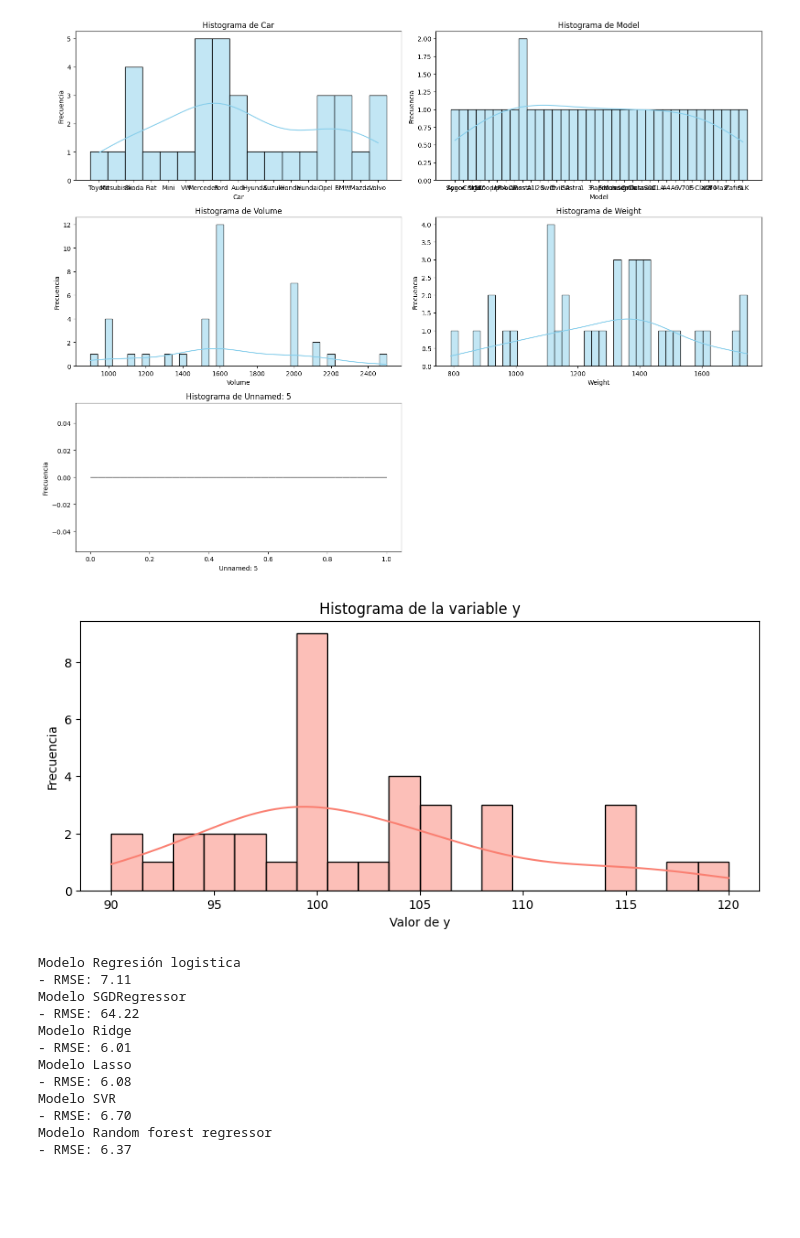
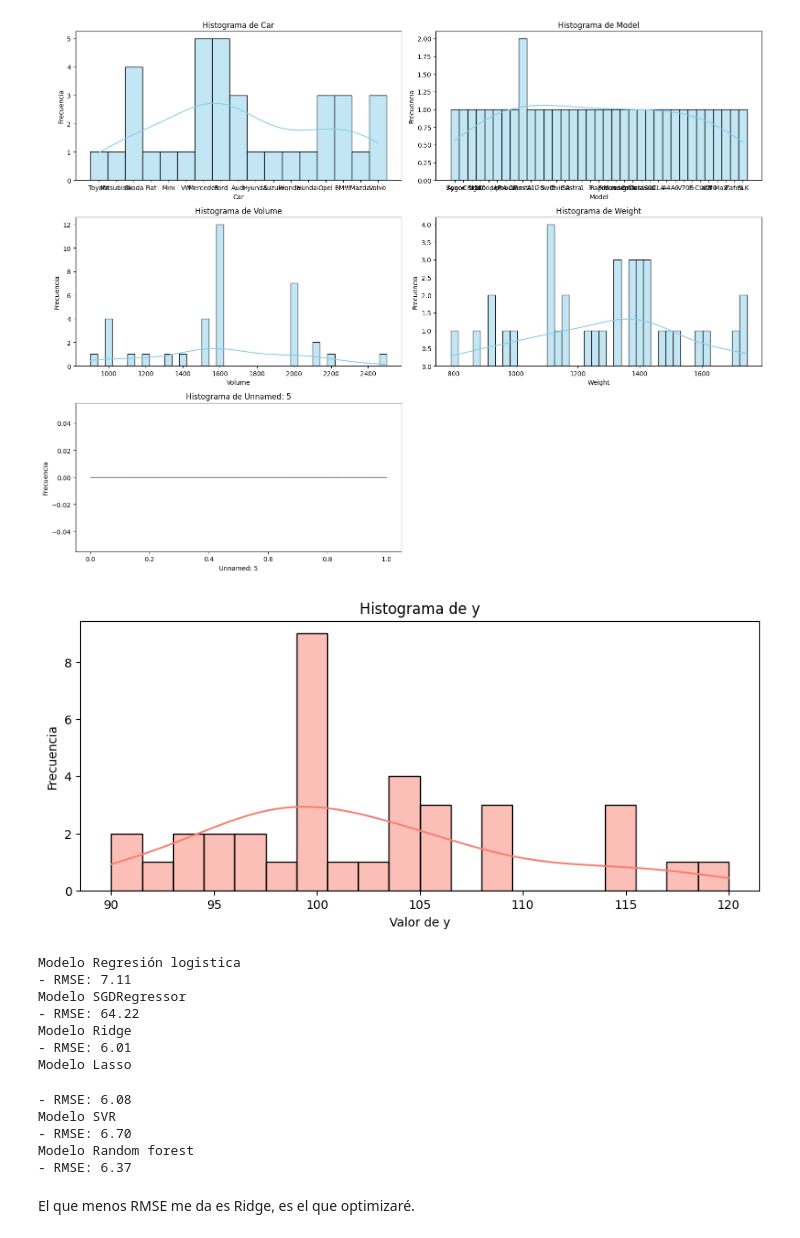
Before and after one commit to iruneguinea9/SAPA, a Jupyter notebook: 2_11/2_11Ejercicios.ipynb, the cells around one changed output. Drawn from its saved outputs; the diff is of its cells as text; code cells hidden in the pictures; blank space fills up the shorter version.

```diff
--- a/2_11/2_11Ejercicios.ipynb
+++ b/2_11/2_11Ejercicios.ipynb
@@ -665,16 +642,14 @@ plt.show()
 # %%
 plt.figure(figsize=(10, 4))
 sns.histplot(y, bins=20, kde=True, color="salmon")
 
-# Etiquetas
-plt.title('Histograma de la variable y')
+plt.title('Histograma de y')
 plt.xlabel('Valor de y')
 plt.ylabel('Frecuencia')
 
-# Mostrar el histograma
 plt.show()
 # %% [output]
-[figure, old version]
+[figure, new version]
 # %%
 X_train, X_test, y_train, y_test = train_test_split(X,y, test_size=0.2, random_state=42)
 # %%
@@ -684,12 +660,12 @@ pipeline_emisiones = ColumnTransformer([
 ])
 # %%
 modelos = {
-    "Regresión logistica":LogisticRegression(random_state=42, max_iter=1000),
+    "Regresión logistica":LogisticRegression(random_state=42, max_iter=1000), # el warning de max_iter ignorar, es para obtener mejores resultados si lo subimos
     "SGDRegressor":SGDRegressor(random_state=42),
     "Ridge":Ridge(random_state=42),
     "Lasso":Lasso(random_state=42),
     "SVR":SVR(),
-    "Random forest regressor":RandomForestRegressor(random_state=42)
+    "Random forest":RandomForestRegressor(random_state=42)
 }
 
 for nombre, modelo in modelos.items():
@@ -697,11 +673,9 @@ for nombre, modelo in modelos.items():
 
     pipeline = make_pipeline(pipeline_emisiones,modelo)
 
-    # Validacion cruzada
-    y_predict = cross_val_predict(pipeline, X_train, y_train, cv=5)
+    y_pred = cross_val_predict(pipeline, X_train, y_train, cv=5)
 
-    # Mostrar el RMSE
-    rmse = np.sqrt(mean_squared_error(y_train, y_predict))
+    rmse = np.sqrt(mean_squared_error(y_train, y_pred))
     print(f"- RMSE: {rmse:.2f}")
 # %% [output]
 Modelo Regresión logistica
@@ -711,8 +685,10 @@ Modelo SGDRegressor
 Modelo Ridge
 - RMSE: 6.01
 Modelo Lasso
-- RMSE: 6.08
-Modelo SVR
-- RMSE: 6.70
-Modelo Random forest regressor
-- RMSE: 6.37
+- RMSE: 6.08
+Modelo SVR
+- RMSE: 6.70
+Modelo Random forest
+- RMSE: 6.37
+# %% [markdown]
+El que menos RMSE me da es Ridge, es el que optimizaré.
```
Also changed, not shown: parts of 19 cells of this notebook, 5 other files.
